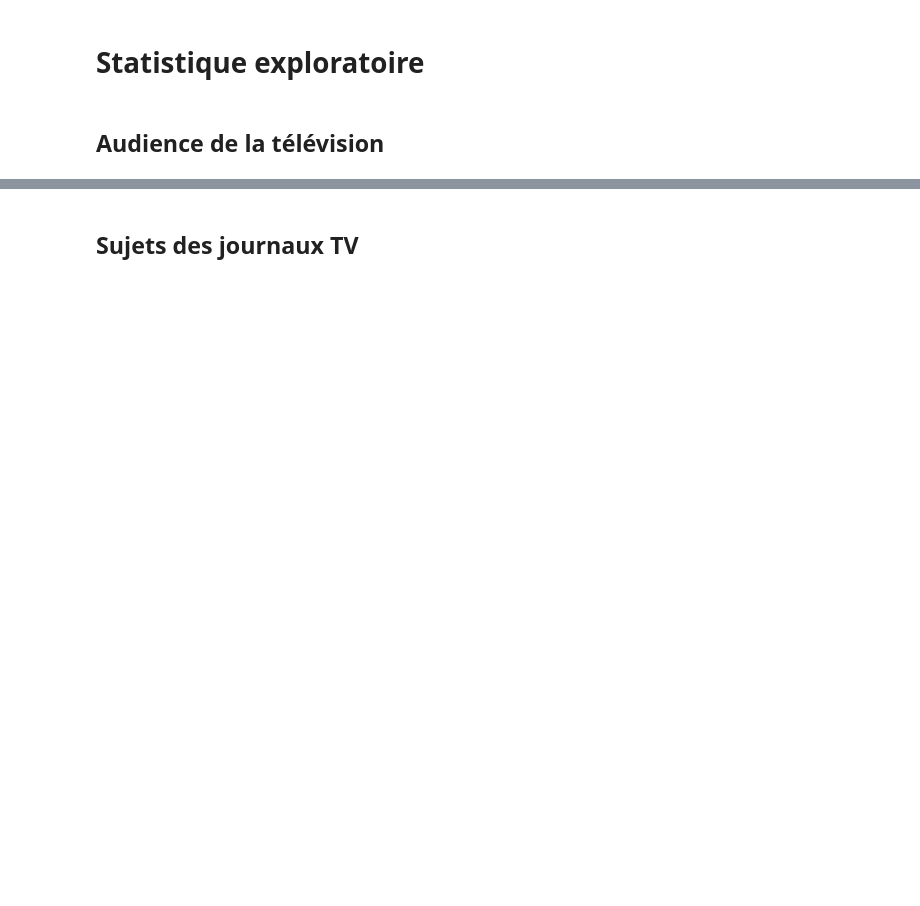
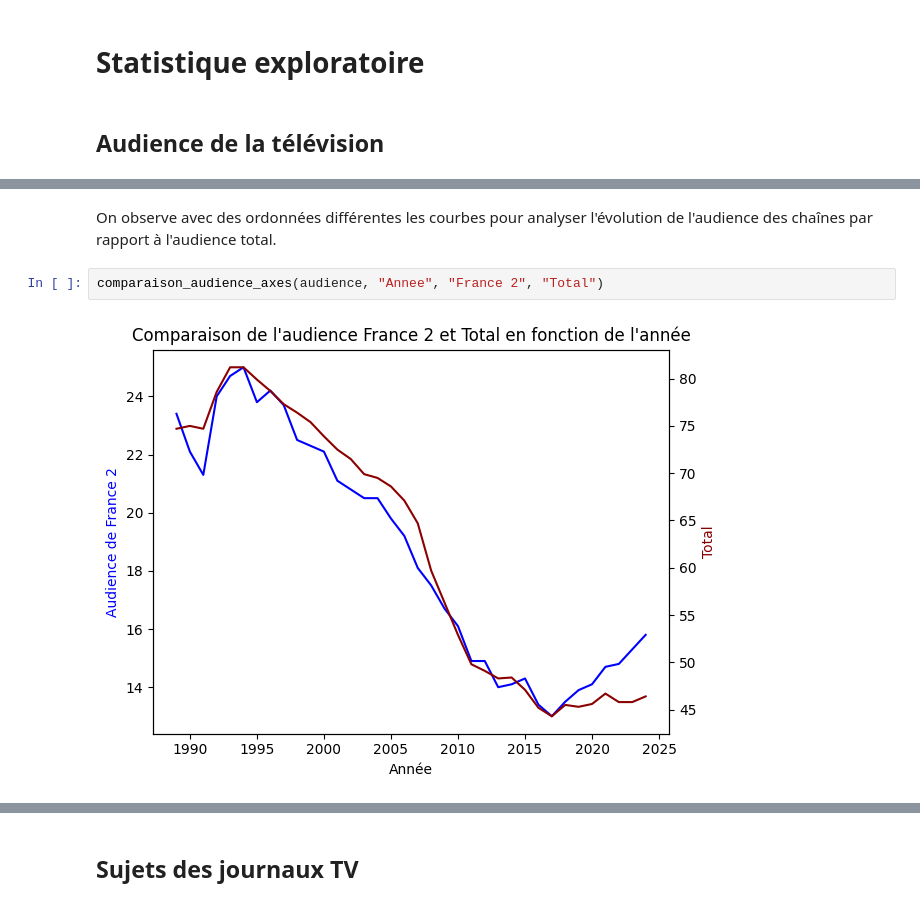
Before and after one commit to Gstrems/Projet_python_2A, a Jupyter notebook: rapport.ipynb, the cells around one changed output, grey strips where cells are left out. Saved outputs shown, nothing was run; the diff lists cells and outputs as text; blank space fills up the shorter version.

```diff
--- a/rapport.ipynb
+++ b/rapport.ipynb
@@ -17,0 +41,6 @@ from utilities.utilities import *
+# %% [markdown]
+On observe avec des ordonnées différentes les courbes pour analyser l'évolution de l'audience des chaînes par rapport à l'audience total.
+# %%
+comparaison_audience_axes(audience, "Annee", "France 2", "Total")
+# %% [output]
+[figure, added]
```
Also changed, not shown: parts of 28 cells of this notebook.
